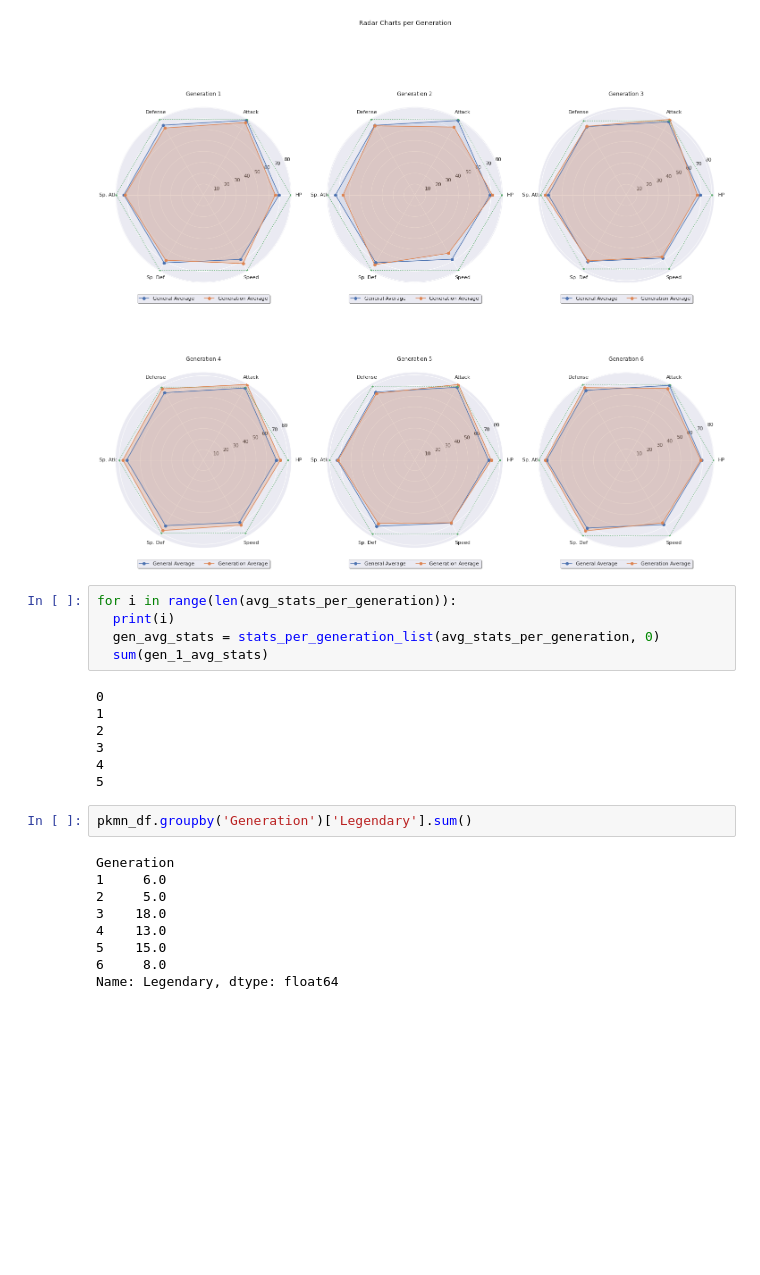
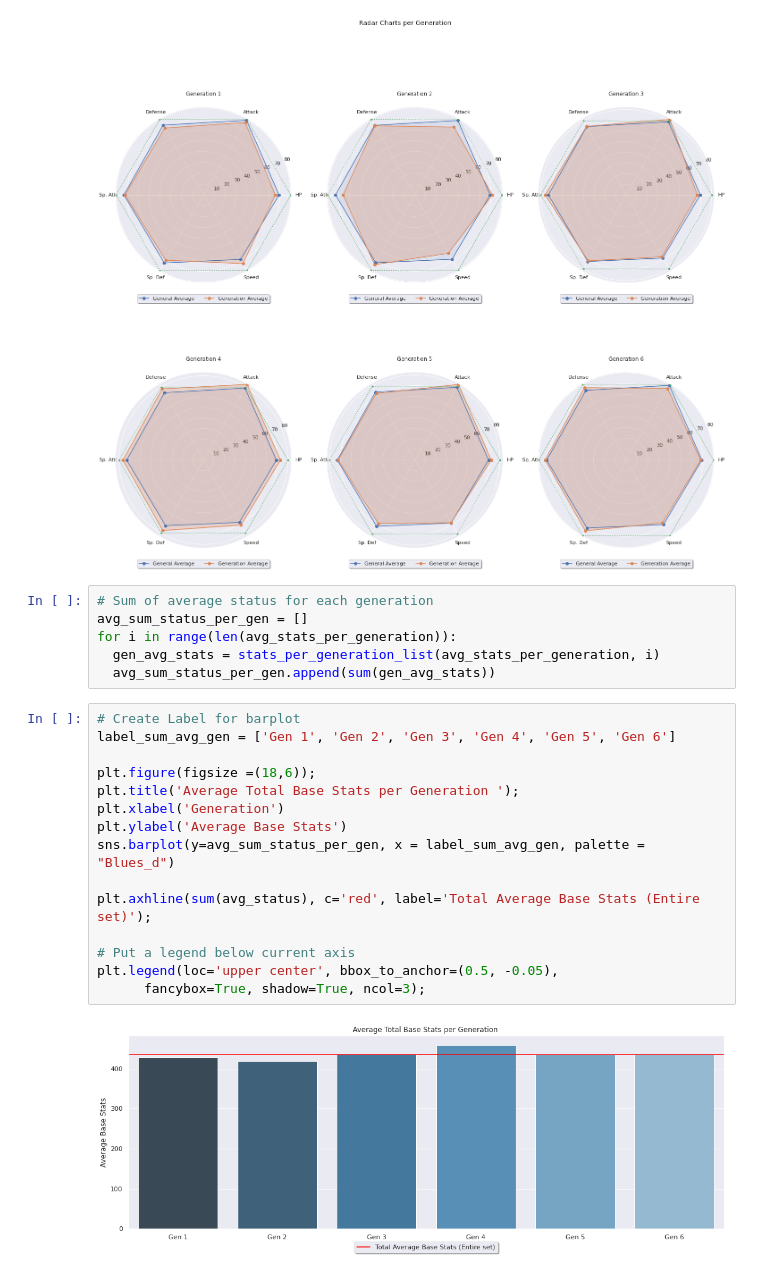
Before and after one commit to rpdieego/IndigoTortoise-pkmn-notebooks, a Jupyter notebook: IndigoTortoise_pkmn.ipynb, the cells around one changed output. Drawn from its saved outputs; the diff is of its cells as text; blank space fills up the shorter version.

```diff
--- a/IndigoTortoise_pkmn.ipynb
+++ b/IndigoTortoise_pkmn.ipynb
@@ -824,25 +824,25 @@ stats_per_generation_plot(avg_stats_per_generation, avg_status, stats_list)
 # %% [output]
 [figure]
 # %%
+# Sum of average status for each generation
+avg_sum_status_per_gen = []
 for i in range(len(avg_stats_per_generation)):
-  print(i)
-  gen_avg_stats = stats_per_generation_list(avg_stats_per_generation, 0)
-  sum(gen_1_avg_stats)
+  gen_avg_stats = stats_per_generation_list(avg_stats_per_generation, i)
+  avg_sum_status_per_gen.append(sum(gen_avg_stats))
-# %% [output]
-0
-1
-2
-3
-4
-5
-# %%
-pkmn_df.groupby('Generation')['Legendary'].sum()
-# %% [output]
-Generation
-1     6.0
-2     5.0
-3    18.0
-4    13.0
-5    15.0
-6     8.0
-Name: Legendary, dtype: float64
+# %%
+# Create Label for barplot
+label_sum_avg_gen = ['Gen 1', 'Gen 2', 'Gen 3', 'Gen 4', 'Gen 5', 'Gen 6']
+
+plt.figure(figsize =(18,6));
+plt.title('Average Total Base Stats per Generation ');
+plt.xlabel('Generation')
+plt.ylabel('Average Base Stats')
+sns.barplot(y=avg_sum_status_per_gen, x = label_sum_avg_gen, palette = "Blues_d")
+
+plt.axhline(sum(avg_status), c='red', label='Total Average Base Stats (Entire set)');
+
+# Put a legend below current axis
+plt.legend(loc='upper center', bbox_to_anchor=(0.5, -0.05),
+      fancybox=True, shadow=True, ncol=3);
+# %% [output]
+[figure, added]
```
